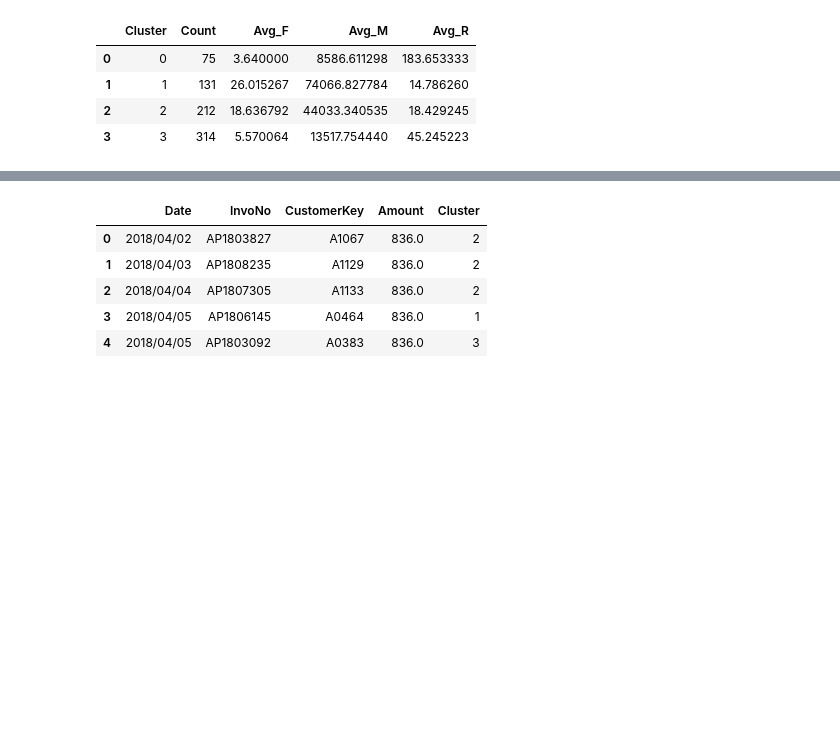
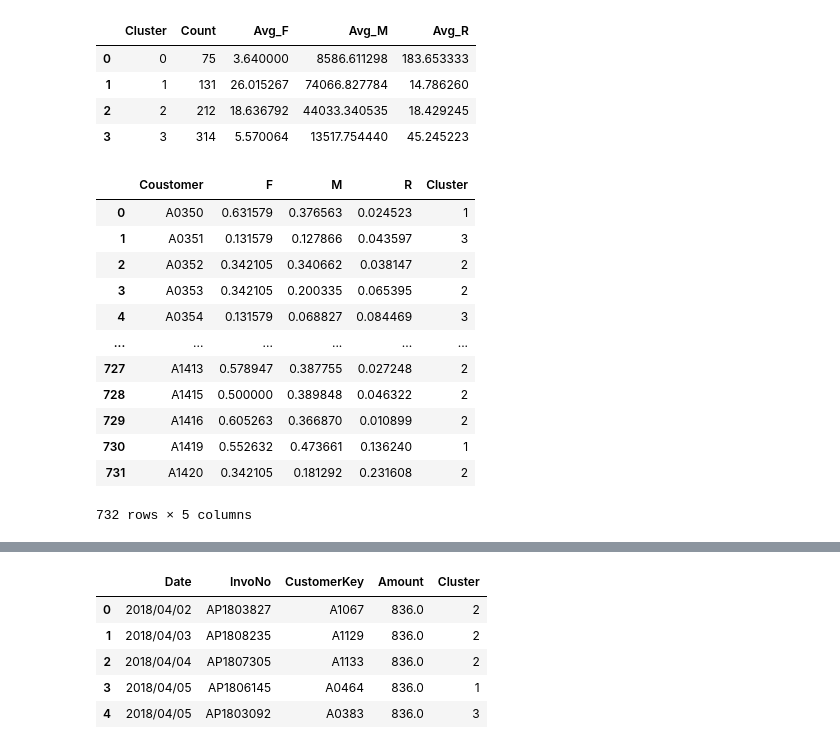
Before and after one commit to Ryanweiii/RFM-Analysis, a Jupyter notebook: rfm123.ipynb, the cells around one changed output, grey strips where cells are left out. Saved outputs shown, nothing was run; the diff lists cells and outputs as text; code cells hidden in the pictures; blank space fills up the shorter version.

```diff
--- a/rfm123.ipynb
+++ b/rfm123.ipynb
@@ -173,3 +167,19 @@ display(cluster_summary)
 | 1 | 1 | 131 | 26.015267 | 74066.827784 | 14.786260 |
 | 2 | 2 | 212 | 18.636792 | 44033.340535 | 18.429245 |
 | 3 | 3 | 314 | 5.570064 | 13517.754440 | 45.245223 |
+# %%
+nrfm
+# %% [output]
+|  | Coustomer | F | M | R | Cluster |
+| 0 | A0350 | 0.631579 | 0.376563 | 0.024523 | 1 |
+| 1 | A0351 | 0.131579 | 0.127866 | 0.043597 | 3 |
+| 2 | A0352 | 0.342105 | 0.340662 | 0.038147 | 2 |
+| 3 | A0353 | 0.342105 | 0.200335 | 0.065395 | 2 |
+| 4 | A0354 | 0.131579 | 0.068827 | 0.084469 | 3 |
+| ... | ... | ... | ... | ... | ... |
+| 727 | A1413 | 0.578947 | 0.387755 | 0.027248 | 2 |
+| 728 | A1415 | 0.500000 | 0.389848 | 0.046322 | 2 |
+| 729 | A1416 | 0.605263 | 0.366870 | 0.010899 | 2 |
+| 730 | A1419 | 0.552632 | 0.473661 | 0.136240 | 1 |
+| 731 | A1420 | 0.342105 | 0.181292 | 0.231608 | 2 |
+732 rows × 5 columns
```
Also changed, not shown: parts of 11 cells of this notebook.
